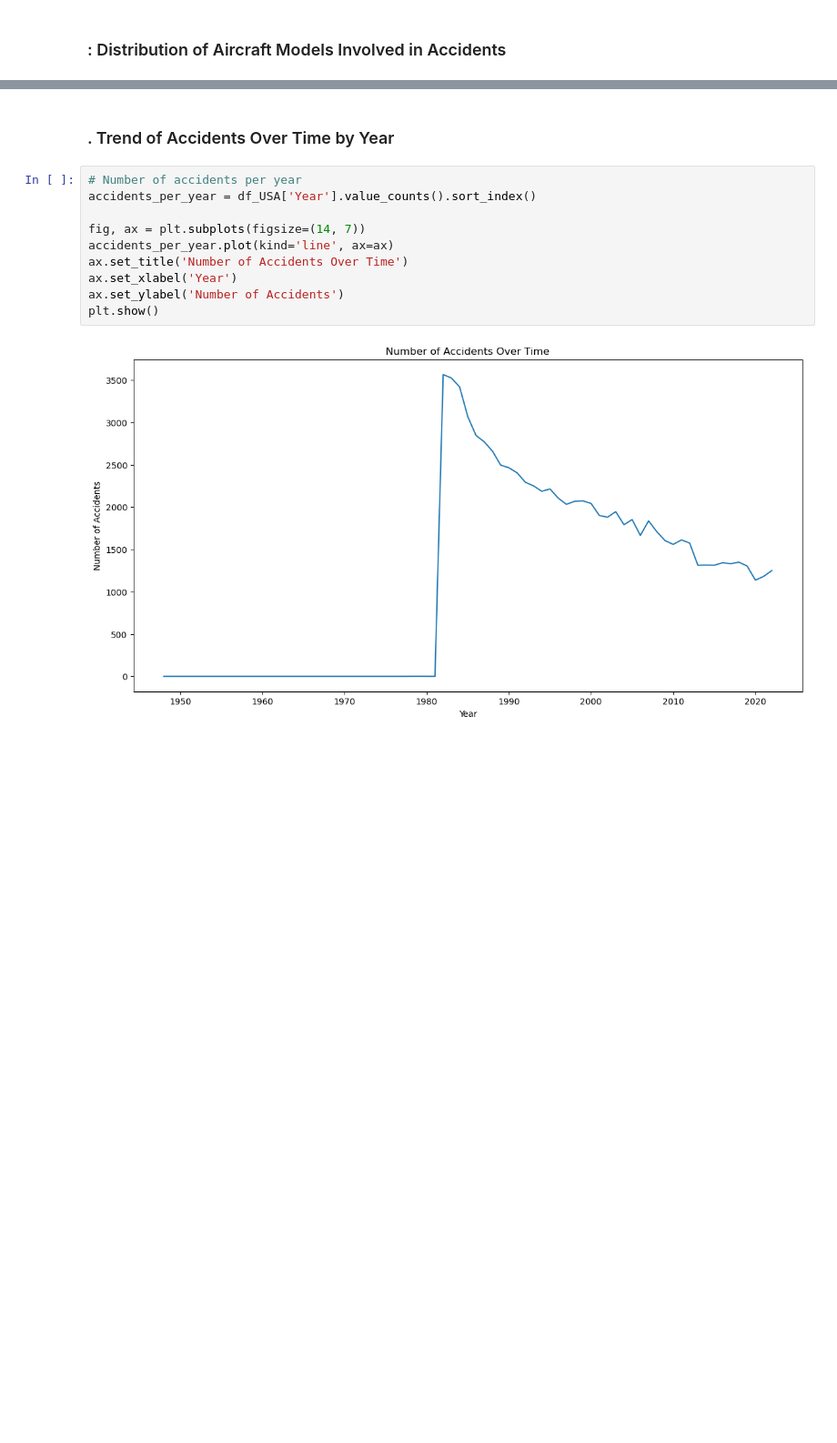
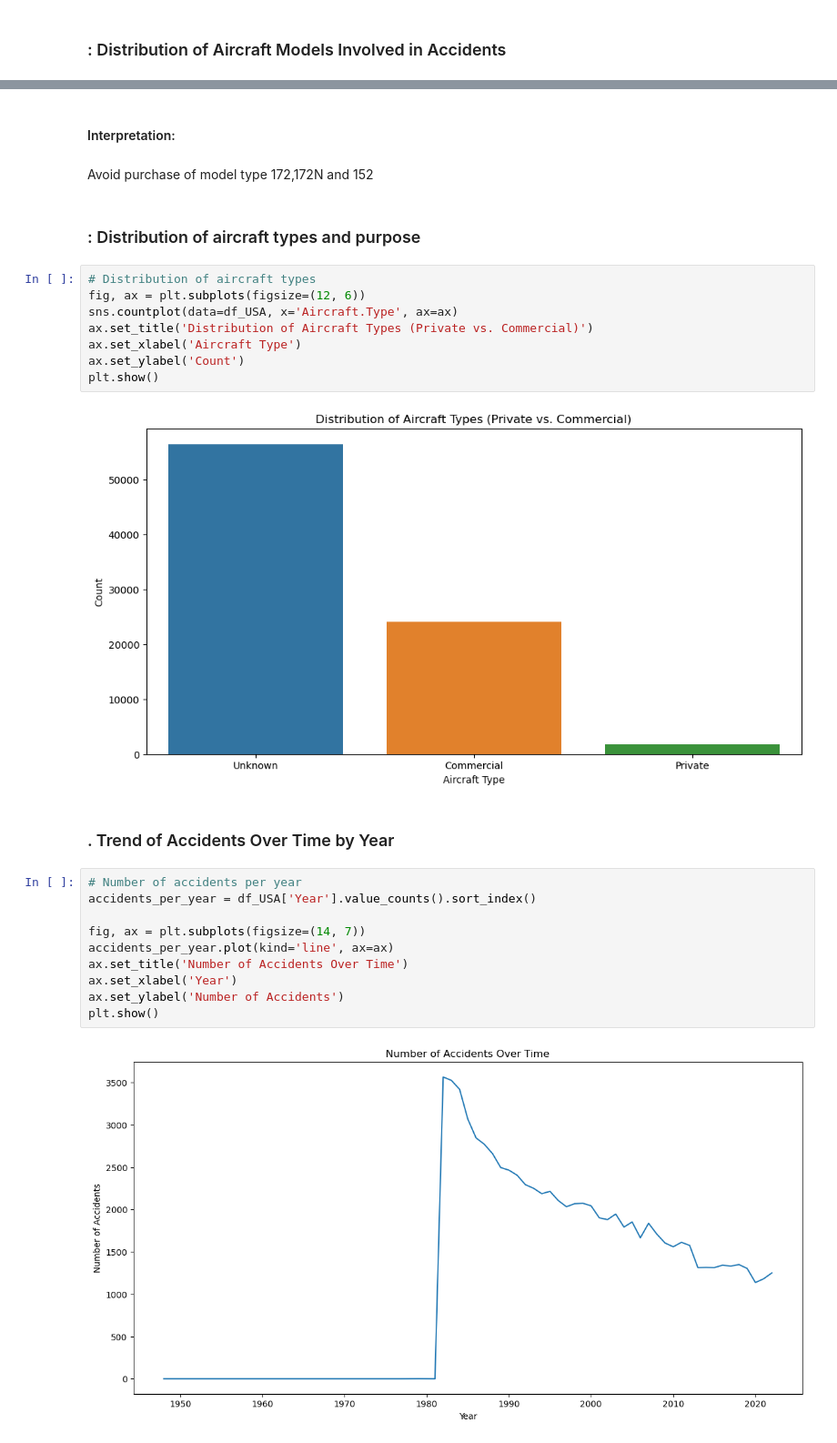
Before and after one commit to BrianGithinji-BMG/First-Project, a Jupyter notebook: project.ipynb, the cells around one changed output, grey strips where cells are left out. Shown at 91% size. Drawn from its saved outputs; the diff is of its cells as text; blank space fills up the shorter version.

```diff
--- a/project.ipynb
+++ b/project.ipynb
@@ -629,3 +646,19 @@ plt.show()
+# %% [markdown]
+#### Interpretation:
+# %% [markdown]
+Avoid purchase of model type 172,172N and 152
+# %% [markdown]
+### : Distribution of aircraft types and purpose
+# %%
+# Distribution of aircraft types
+fig, ax = plt.subplots(figsize=(12, 6))
+sns.countplot(data=df_USA, x='Aircraft.Type', ax=ax)
+ax.set_title('Distribution of Aircraft Types (Private vs. Commercial)')
+ax.set_xlabel('Aircraft Type')
+ax.set_ylabel('Count')
+plt.show()
+# %% [output]
+[figure, added]
 # %% [markdown]
 ### . Trend of Accidents Over Time by Year
 # %%
```
Also changed, not shown: parts of 40 cells of this notebook, 1 other file.
